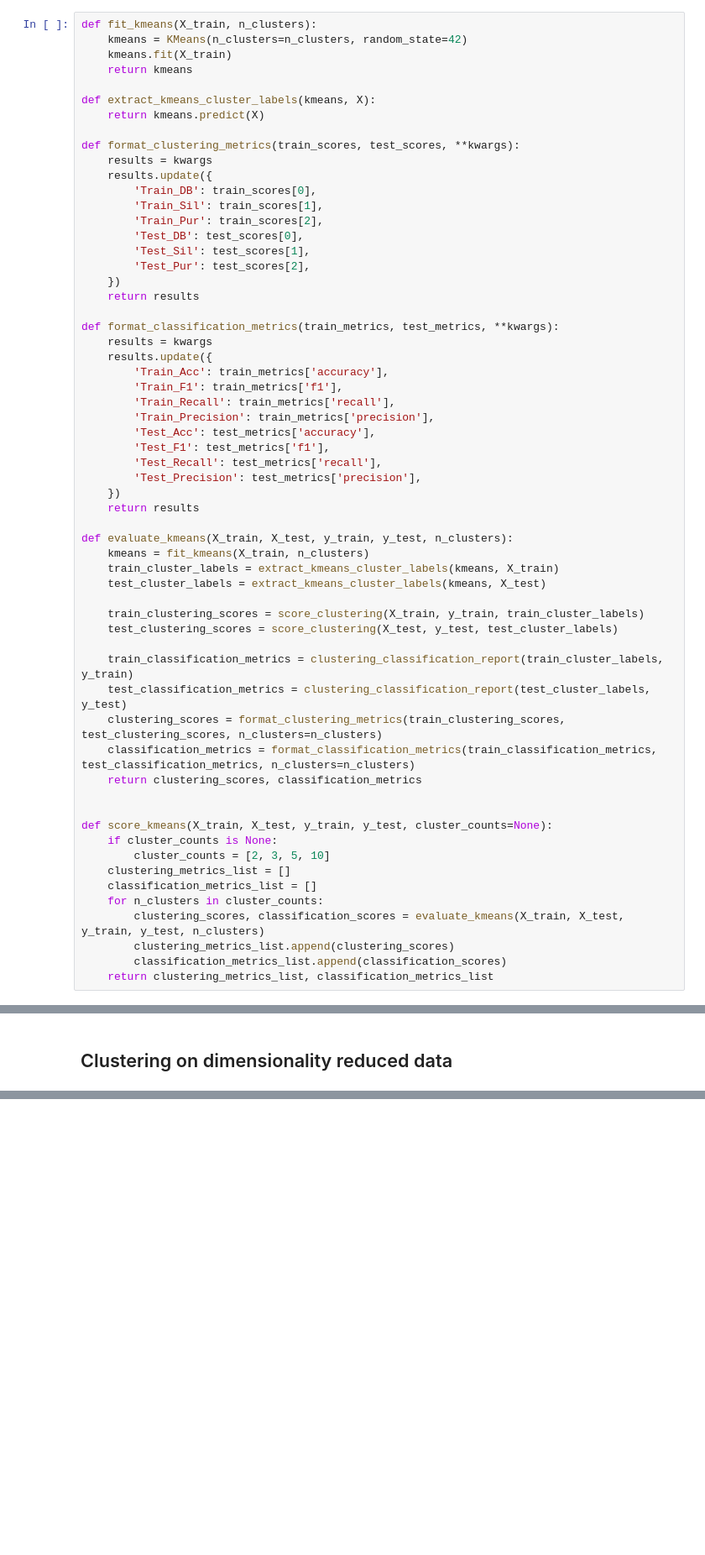
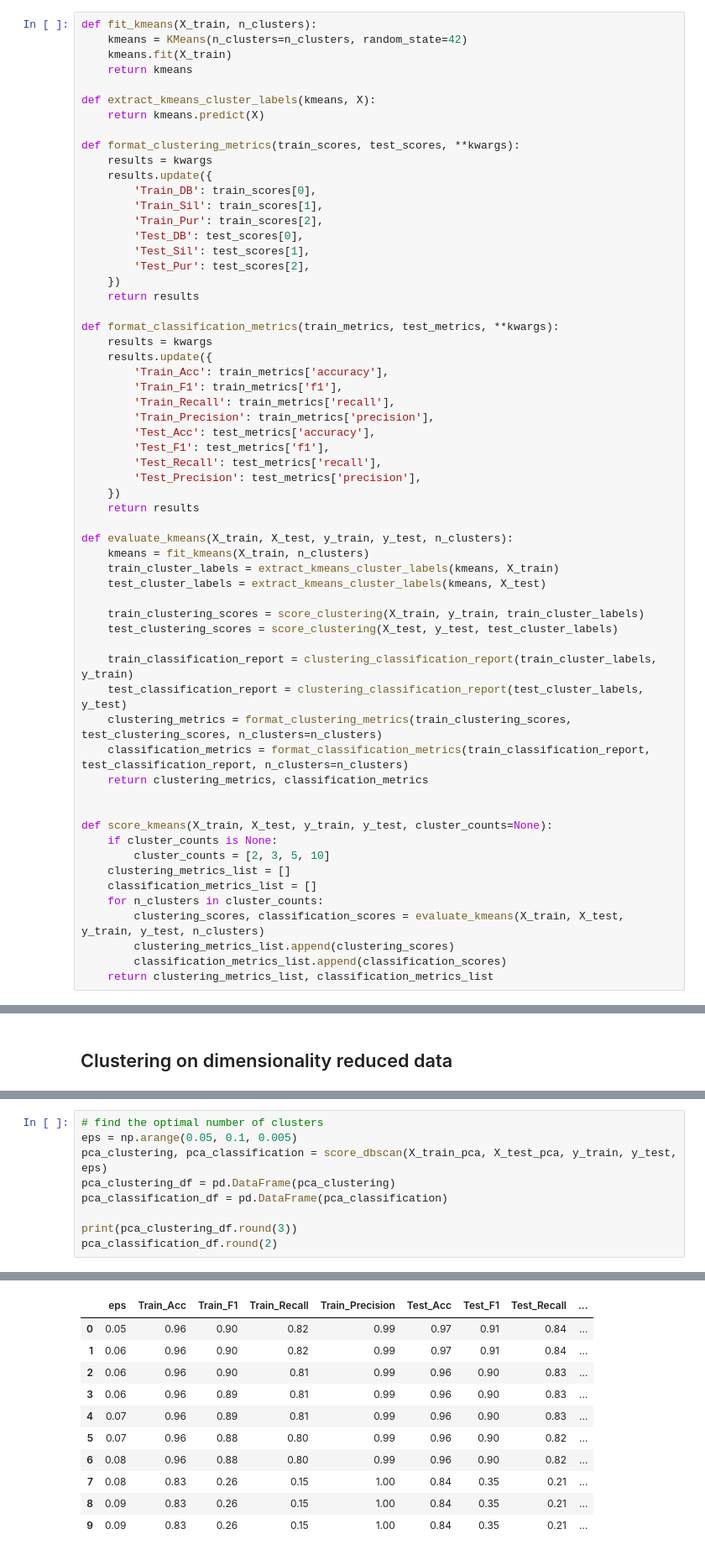
Before and after one commit to Mads-Ringsted/fraud-detection, a Jupyter notebook: classifier.ipynb, the cells around one changed output, grey strips where cells are left out. Shown at 84% size. Saved outputs shown, nothing was run; the diff lists cells and outputs as text; blank space fills up the shorter version.

```diff
--- a/classifier.ipynb
+++ b/classifier.ipynb
@@ -155,11 +160,11 @@ def evaluate_kmeans(X_train, X_test, y_train, y_test, n_clusters):
     train_clustering_scores = score_clustering(X_train, y_train, train_cluster_labels)
     test_clustering_scores = score_clustering(X_test, y_test, test_cluster_labels)
 
-    train_classification_metrics = clustering_classification_report(train_cluster_labels, y_train)
-    test_classification_metrics = clustering_classification_report(test_cluster_labels, y_test)
-    clustering_scores = format_clustering_metrics(train_clustering_scores, test_clustering_scores, n_clusters=n_clusters)
-    classification_metrics = format_classification_metrics(train_classification_metrics, test_classification_metrics, n_clusters=n_clusters)
-    return clustering_scores, classification_metrics
+    train_classification_report = clustering_classification_report(train_cluster_labels, y_train)
+    test_classification_report = clustering_classification_report(test_cluster_labels, y_test)
+    clustering_metrics = format_clustering_metrics(train_clustering_scores, test_clustering_scores, n_clusters=n_clusters)
+    classification_metrics = format_classification_metrics(train_classification_report, test_classification_report, n_clusters=n_clusters)
+    return clustering_metrics, classification_metrics
 
 
 def score_kmeans(X_train, X_test, y_train, y_test, cluster_counts=None):
@@ -344,0 +392,10 @@ pca_clustering, pca_classification = score_kmeans(X_train_pca, X_test_pca, y_tra
+# %%
+# find the optimal number of clusters
+eps = np.arange(0.05, 0.1, 0.005)
+pca_clustering, pca_classification = score_dbscan(X_train_pca, X_test_pca, y_train, y_test, eps)
+pca_clustering_df = pd.DataFrame(pca_clustering)
+pca_classification_df = pd.DataFrame(pca_classification)
+
+print(pca_clustering_df.round(3))
+pca_classification_df.round(2)
+# %% [output]
@@ -344,0 +413,11 @@ pca_clustering, pca_classification = score_kmeans(X_train_pca, X_test_pca, y_tra
+|  | eps | Train_Acc | Train_F1 | Train_Recall | Train_Precision | Test_Acc | Test_F1 | Test_Recall | ... |
+| 0 | 0.05 | 0.96 | 0.90 | 0.82 | 0.99 | 0.97 | 0.91 | 0.84 | ... |
+| 1 | 0.06 | 0.96 | 0.90 | 0.82 | 0.99 | 0.97 | 0.91 | 0.84 | ... |
+| 2 | 0.06 | 0.96 | 0.90 | 0.81 | 0.99 | 0.96 | 0.90 | 0.83 | ... |
+| 3 | 0.06 | 0.96 | 0.89 | 0.81 | 0.99 | 0.96 | 0.90 | 0.83 | ... |
+| 4 | 0.07 | 0.96 | 0.89 | 0.81 | 0.99 | 0.96 | 0.90 | 0.83 | ... |
+| 5 | 0.07 | 0.96 | 0.88 | 0.80 | 0.99 | 0.96 | 0.90 | 0.82 | ... |
+| 6 | 0.08 | 0.96 | 0.88 | 0.80 | 0.99 | 0.96 | 0.90 | 0.82 | ... |
+| 7 | 0.08 | 0.83 | 0.26 | 0.15 | 1.00 | 0.84 | 0.35 | 0.21 | ... |
+| 8 | 0.09 | 0.83 | 0.26 | 0.15 | 1.00 | 0.84 | 0.35 | 0.21 | ... |
+| 9 | 0.09 | 0.83 | 0.26 | 0.15 | 1.00 | 0.84 | 0.35 | 0.21 | ... |
```
Also changed, not shown: parts of 16 cells of this notebook.
